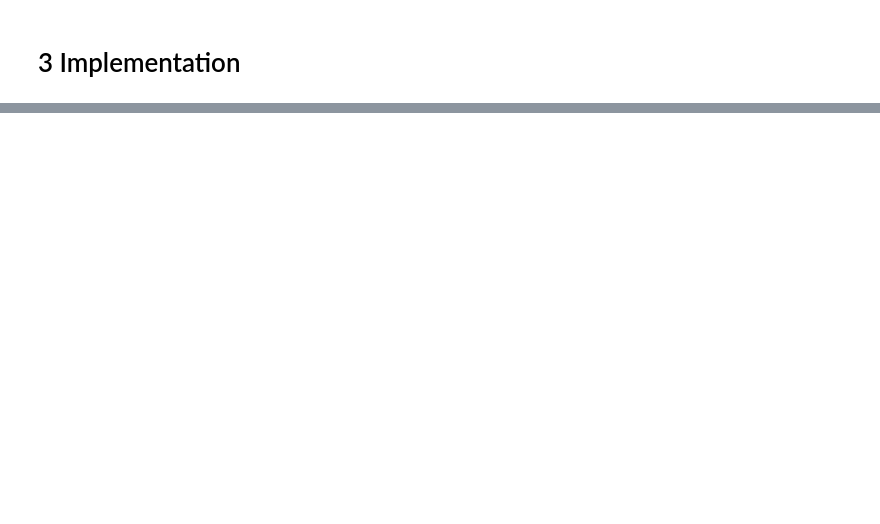
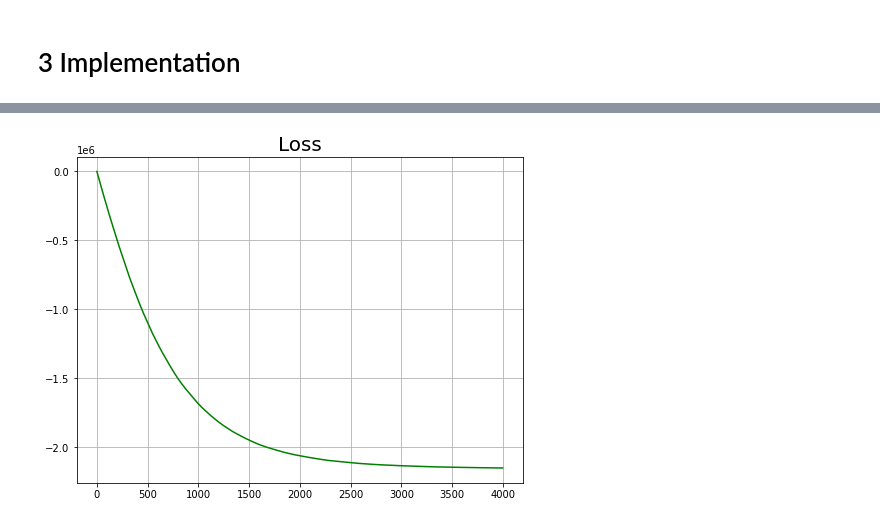
Before and after one commit to VyatkinAlexey/Noiseless, a Jupyter notebook: Notebooks/Bayessian.ipynb, the cells around one changed output, grey strips where cells are left out. Saved outputs shown, nothing was run; the diff lists cells and outputs as text; code cells hidden in the pictures; blank space fills up the shorter version.

```diff
--- a/Notebooks/Bayessian.ipynb
+++ b/Notebooks/Bayessian.ipynb
@@ -105,0 +188,3 @@ _ = axes[1].set_yticks([])
+# %%
+difficult_img_path = 'example/difficult.png'
+difficult_img = np.array(Image.open(difficult_img_path))
@@ -105,0 +195,7 @@ _ = axes[1].set_yticks([])
+# %%
+diff_input, recov_difficult = denoise_image(to_grayscale(difficult_img), mode='one_continious',
+                                            n_steps=4000, batch_size=500,
+                                            start_lr=0.4, stop_lr=0.1,
+                                            w1=10, w2=1 )
+# %% [output]
+[figure, added]
```
Also changed, not shown: parts of 14 cells of this notebook.
